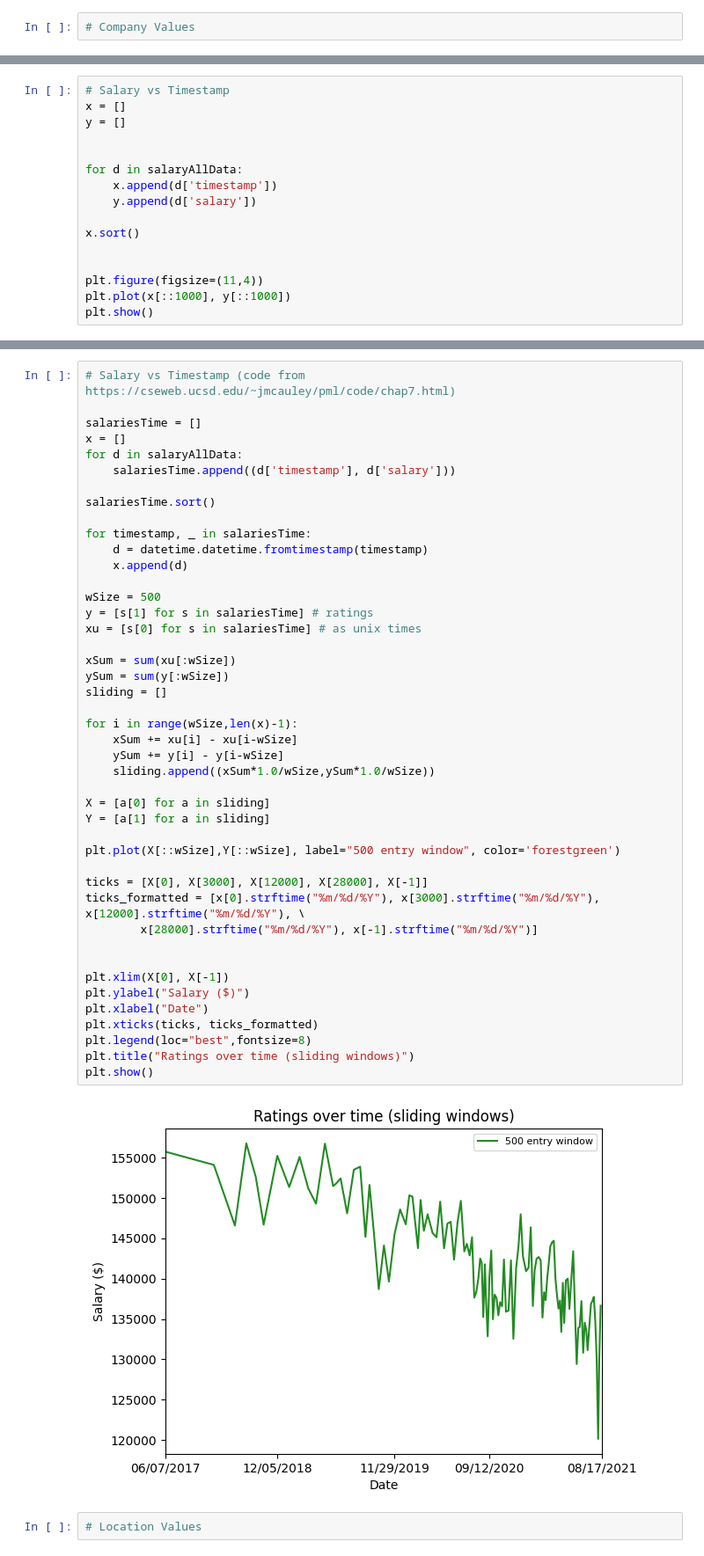
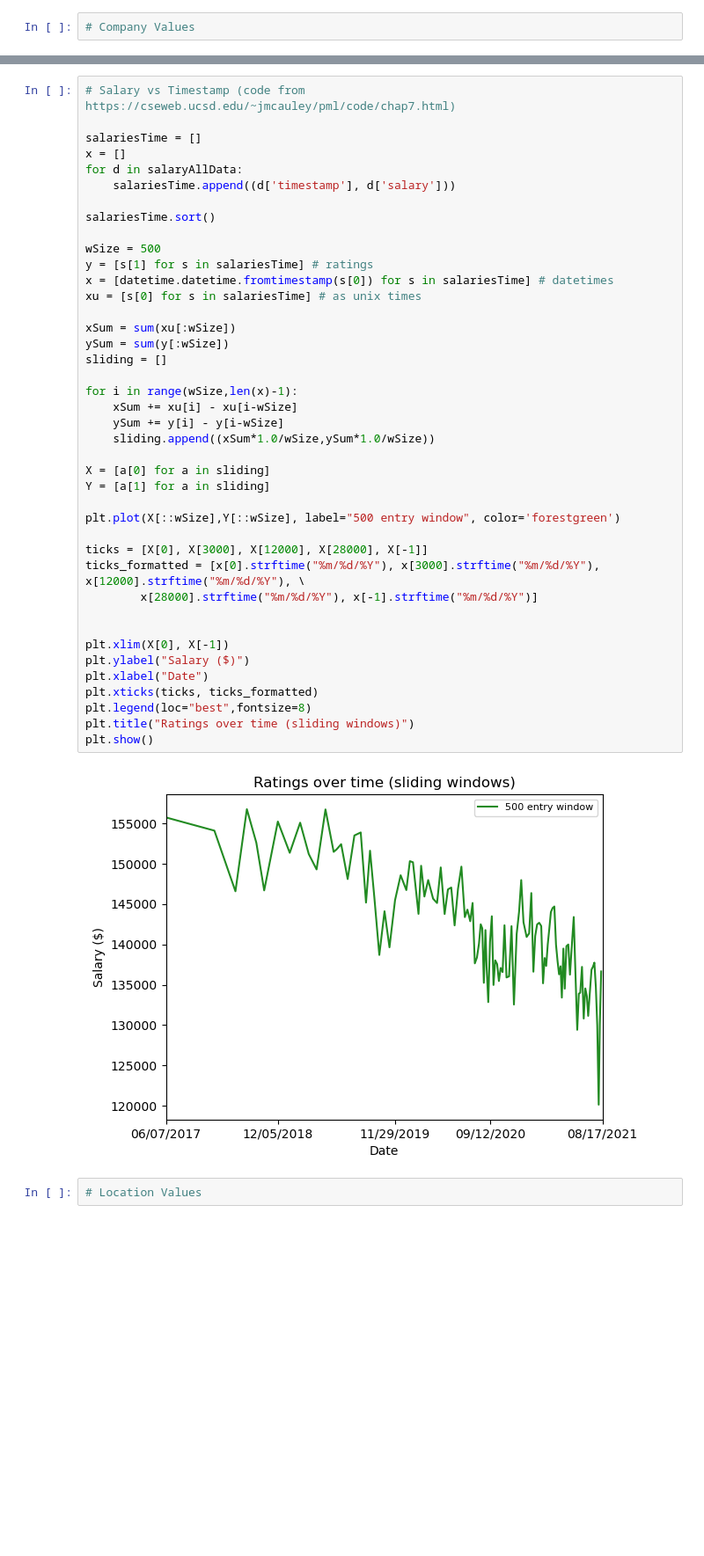
Before and after one commit to aksharans/cse158a2, a Jupyter notebook: assignment2.ipynb, the cells around one changed output, grey strips where cells are left out. Shown at 88% size. Drawn from its saved outputs; the diff is of its cells as text; blank space fills up the shorter version.

```diff
--- a/assignment2.ipynb
+++ b/assignment2.ipynb
@@ -222,19 +222,3 @@ plt.xlabel("Salary (x 1e6), excluding outliers")
 plt.show()
 # %% [output]
 [figure]
-# %%
-# Salary vs Timestamp
-x = []
-y = []
-
-
-for d in salaryAllData:
-    x.append(d['timestamp'])
-    y.append(d['salary'])
-
-x.sort()
-
-
-plt.figure(figsize=(11,4))
-plt.plot(x[::1000], y[::1000])
-plt.show()
@@ -250,42 +232,39 @@ for d in salaryAllData:
 
 salariesTime.sort()
 
-for timestamp, _ in salariesTime:
-    d = datetime.datetime.fromtimestamp(timestamp)
-    x.append(d)
-
 wSize = 500
 y = [s[1] for s in salariesTime] # ratings
+x = [datetime.datetime.fromtimestamp(s[0]) for s in salariesTime] # datetimes
 xu = [s[0] for s in salariesTime] # as unix times
 
 xSum = sum(xu[:wSize])
 ySum = sum(y[:wSize])
 sliding = []
 
 for i in range(wSize,len(x)-1):
     xSum += xu[i] - xu[i-wSize]
     ySum += y[i] - y[i-wSize]
     sliding.append((xSum*1.0/wSize,ySum*1.0/wSize))
 
 X = [a[0] for a in sliding]
 Y = [a[1] for a in sliding]
 
 plt.plot(X[::wSize],Y[::wSize], label="500 entry window", color='forestgreen')
 
 ticks = [X[0], X[3000], X[12000], X[28000], X[-1]]
 ticks_formatted = [x[0].strftime("%m/%d/%Y"), x[3000].strftime("%m/%d/%Y"), x[12000].strftime("%m/%d/%Y"), \
         x[28000].strftime("%m/%d/%Y"), x[-1].strftime("%m/%d/%Y")]
 
 
 plt.xlim(X[0], X[-1])
 plt.ylabel("Salary ($)")
 plt.xlabel("Date")
 plt.xticks(ticks, ticks_formatted)
 plt.legend(loc="best",fontsize=8)
 plt.title("Ratings over time (sliding windows)")
 plt.show()
 # %% [output]
-[figure, old version]
+[figure, new version]
 # %%
 # Location Values
 # %%
```
Also changed, not shown: parts of 3 cells of this notebook.
